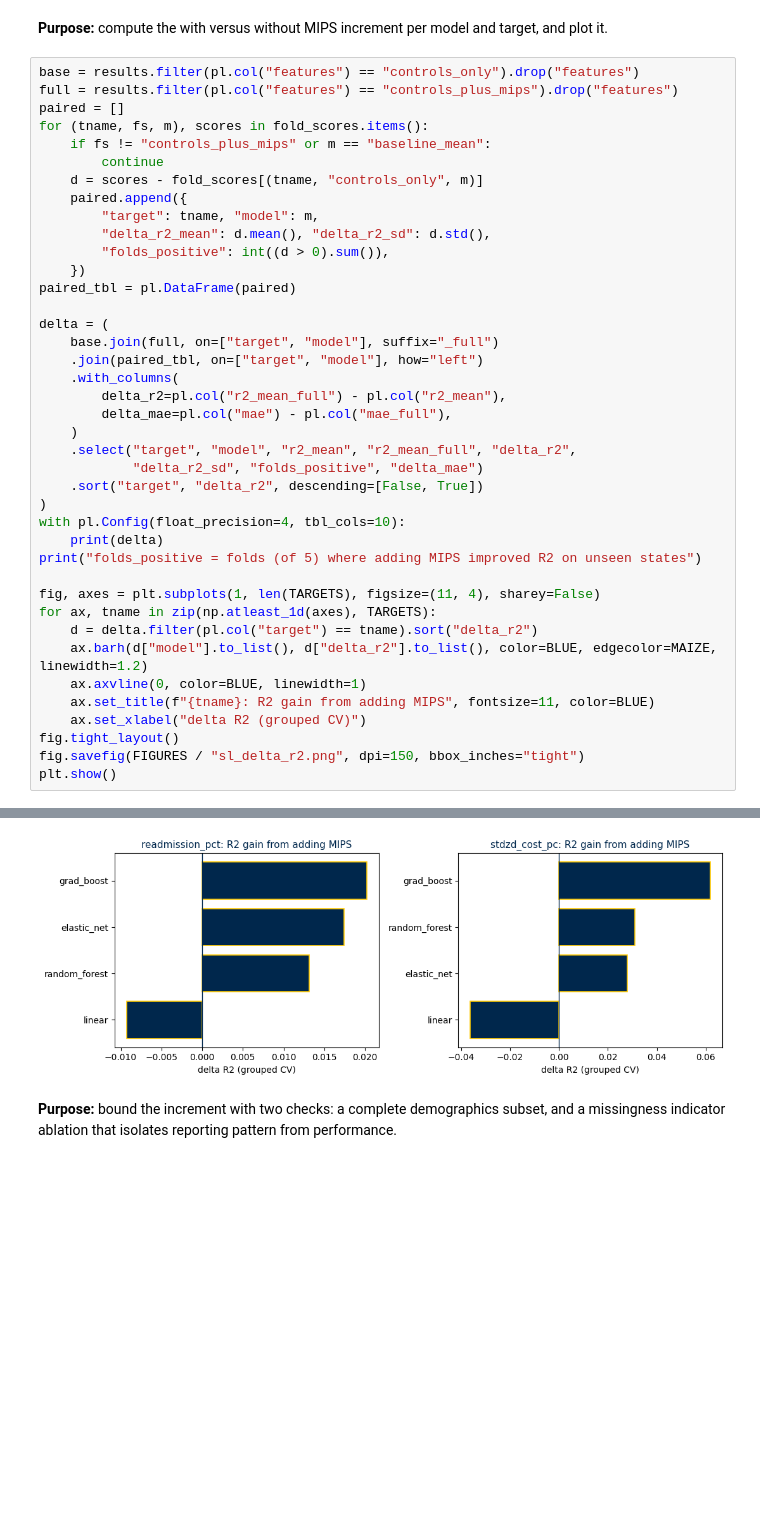
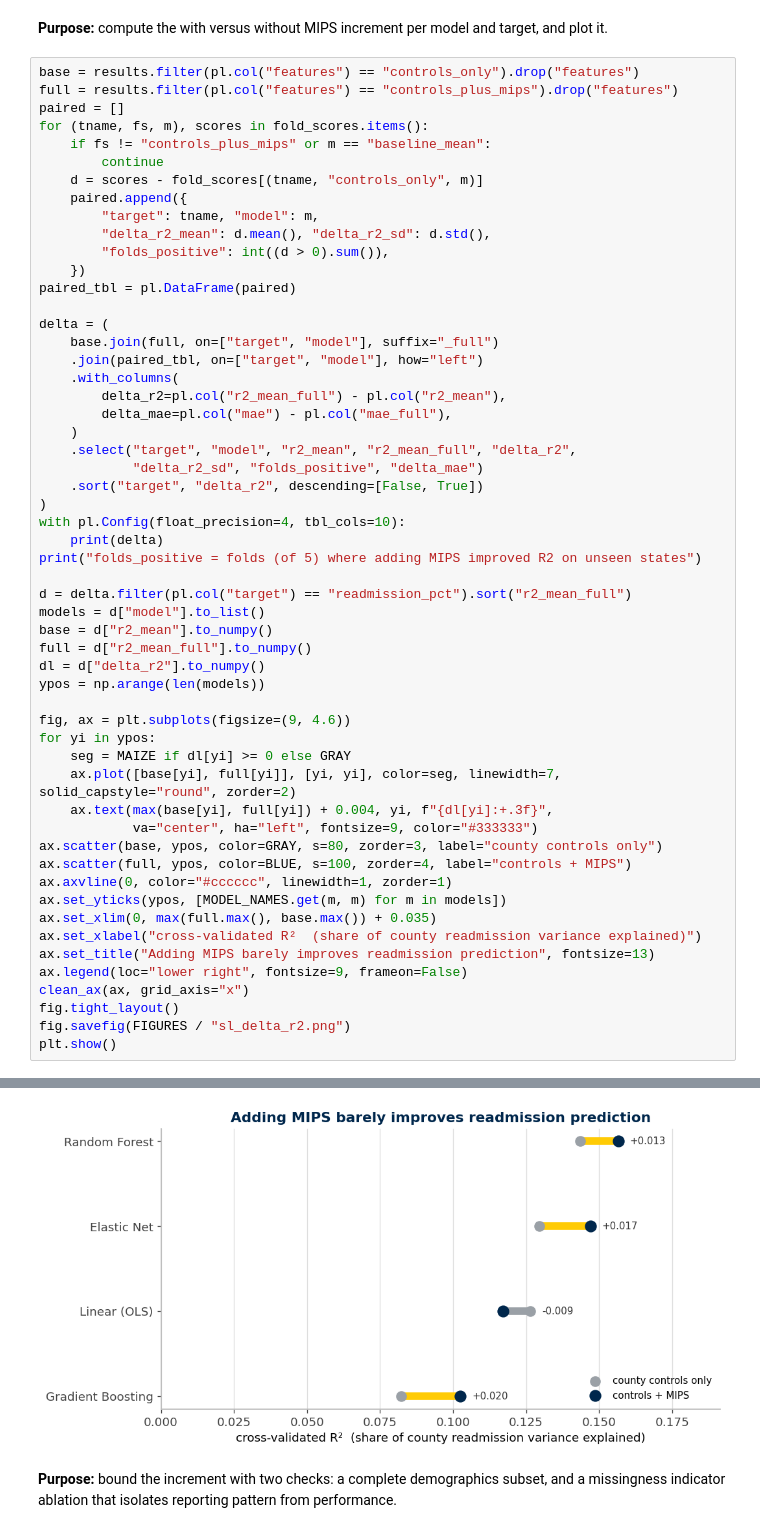
Before and after one commit to memckay/mads-capstone, a Jupyter notebook: notebooks/04_supervised_learning.ipynb, the cells around one changed output, grey strips where cells are left out. Drawn from its saved outputs; the diff is of its cells as text; blank space fills up the shorter version.

Commit message:
Restyle supervised figures for interpretability: dumbbell R2 plot, FDR-colored coefficients, readable measure names, takeaway titles

```diff
--- a/notebooks/04_supervised_learning.ipynb
+++ b/notebooks/04_supervised_learning.ipynb
@@ -601,42 +631,57 @@ delta = (
         delta_mae=pl.col("mae") - pl.col("mae_full"),
     )
     .select("target", "model", "r2_mean", "r2_mean_full", "delta_r2",
             "delta_r2_sd", "folds_positive", "delta_mae")
     .sort("target", "delta_r2", descending=[False, True])
 )
 with pl.Config(float_precision=4, tbl_cols=10):
     print(delta)
 print("folds_positive = folds (of 5) where adding MIPS improved R2 on unseen states")
 
-fig, axes = plt.subplots(1, len(TARGETS), figsize=(11, 4), sharey=False)
-for ax, tname in zip(np.atleast_1d(axes), TARGETS):
-    d = delta.filter(pl.col("target") == tname).sort("delta_r2")
-    ax.barh(d["model"].to_list(), d["delta_r2"].to_list(), color=BLUE, edgecolor=MAIZE, linewidth=1.2)
-    ax.axvline(0, color=BLUE, linewidth=1)
-    ax.set_title(f"{tname}: R2 gain from adding MIPS", fontsize=11, color=BLUE)
-    ax.set_xlabel("delta R2 (grouped CV)")
+d = delta.filter(pl.col("target") == "readmission_pct").sort("r2_mean_full")
+models = d["model"].to_list()
+base = d["r2_mean"].to_numpy()
+full = d["r2_mean_full"].to_numpy()
+dl = d["delta_r2"].to_numpy()
+ypos = np.arange(len(models))
+
+fig, ax = plt.subplots(figsize=(9, 4.6))
+for yi in ypos:
+    seg = MAIZE if dl[yi] >= 0 else GRAY
+    ax.plot([base[yi], full[yi]], [yi, yi], color=seg, linewidth=7, solid_capstyle="round", zorder=2)
+    ax.text(max(base[yi], full[yi]) + 0.004, yi, f"{dl[yi]:+.3f}",
+            va="center", ha="left", fontsize=9, color="#333333")
+ax.scatter(base, ypos, color=GRAY, s=80, zorder=3, label="county controls only")
+ax.scatter(full, ypos, color=BLUE, s=100, zorder=4, label="controls + MIPS")
+ax.axvline(0, color="#cccccc", linewidth=1, zorder=1)
+ax.set_yticks(ypos, [MODEL_NAMES.get(m, m) for m in models])
+ax.set_xlim(0, max(full.max(), base.max()) + 0.035)
+ax.set_xlabel("cross-validated R²  (share of county readmission variance explained)")
+ax.set_title("Adding MIPS barely improves readmission prediction", fontsize=13)
+ax.legend(loc="lower right", fontsize=9, frameon=False)
+clean_ax(ax, grid_axis="x")
 fig.tight_layout()
-fig.savefig(FIGURES / "sl_delta_r2.png", dpi=150, bbox_inches="tight")
+fig.savefig(FIGURES / "sl_delta_r2.png")
 plt.show()
 # %% [output]
 shape: (8, 8)
 ┌─────────────┬────────────┬─────────┬────────────┬──────────┬────────────┬────────────┬───────────┐
 │ target      ┆ model      ┆ r2_mean ┆ r2_mean_fu ┆ delta_r2 ┆ delta_r2_s ┆ folds_posi ┆ delta_mae │
 │ ---         ┆ ---        ┆ ---     ┆ ll         ┆ ---      ┆ d          ┆ tive       ┆ ---       │
 │ str         ┆ str        ┆ f64     ┆ ---        ┆ f64      ┆ ---        ┆ ---        ┆ f64       │
 │             ┆            ┆         ┆ f64        ┆          ┆ f64        ┆ i64        ┆           │
 ╞═════════════╪════════════╪═════════╪════════════╪══════════╪════════════╪════════════╪═══════════╡
 │ readmission ┆ grad_boost ┆ 0.0823  ┆ 0.1024     ┆ 0.0202   ┆ 0.0518     ┆ 2          ┆ 0.0003    │
 │ _pct        ┆            ┆         ┆            ┆          ┆            ┆            ┆           │
 │ readmission ┆ elastic_ne ┆ 0.1295  ┆ 0.1469     ┆ 0.0174   ┆ 0.0126     ┆ 5          ┆ 0.0003    │
 │ _pct        ┆ t          ┆         ┆            ┆          ┆            ┆            ┆           │
 │ readmission ┆ random_for ┆ 0.1434  ┆ 0.1565     ┆ 0.0131   ┆ 0.0143     ┆ 3          ┆ 0.0002    │
 ... (9 lines left out)
 │ stdzd_cost_ ┆ linear     ┆ 0.0266  ┆ -0.0096    ┆ -0.0362  ┆ 0.0428     ┆ 1          ┆ -27.3961  │
 │ pc          ┆            ┆         ┆            ┆          ┆            ┆            ┆           │
 └─────────────┴────────────┴─────────┴────────────┴──────────┴────────────┴────────────┴───────────┘
 folds_positive = folds (of 5) where adding MIPS improved R2 on unseen states
-[figure, old version]
+[figure, new version]
 # %% [markdown]
 **Purpose:** bound the increment with two checks: a complete demographics subset, and a missingness indicator ablation that isolates reporting pattern from performance.
 # %%
```
Also changed, not shown: parts of 4 cells of this notebook, 4 other files.
